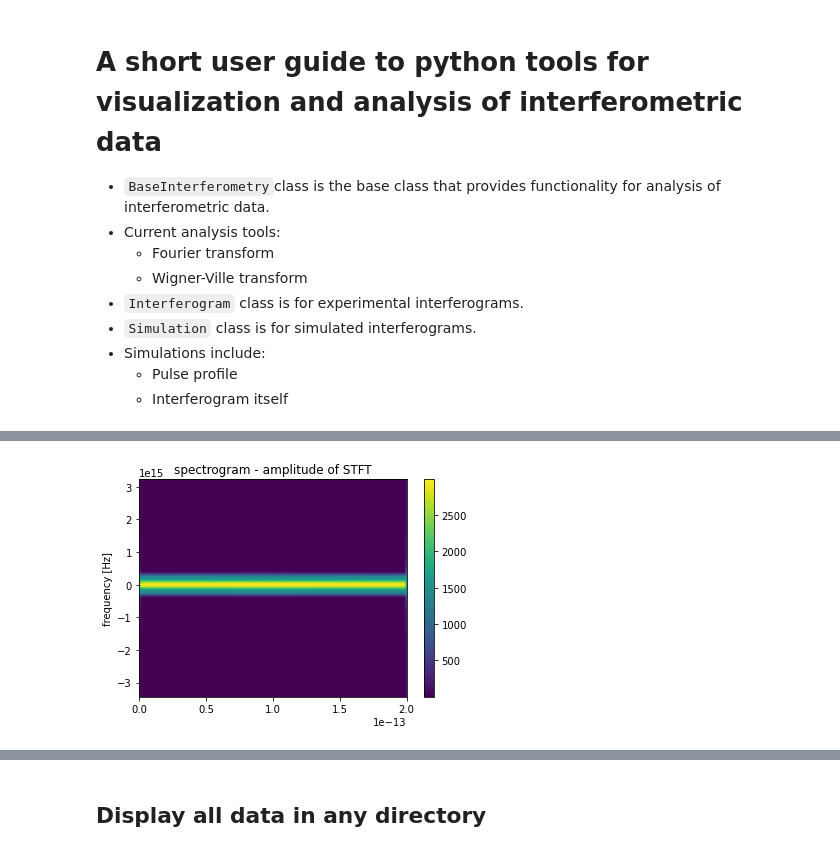
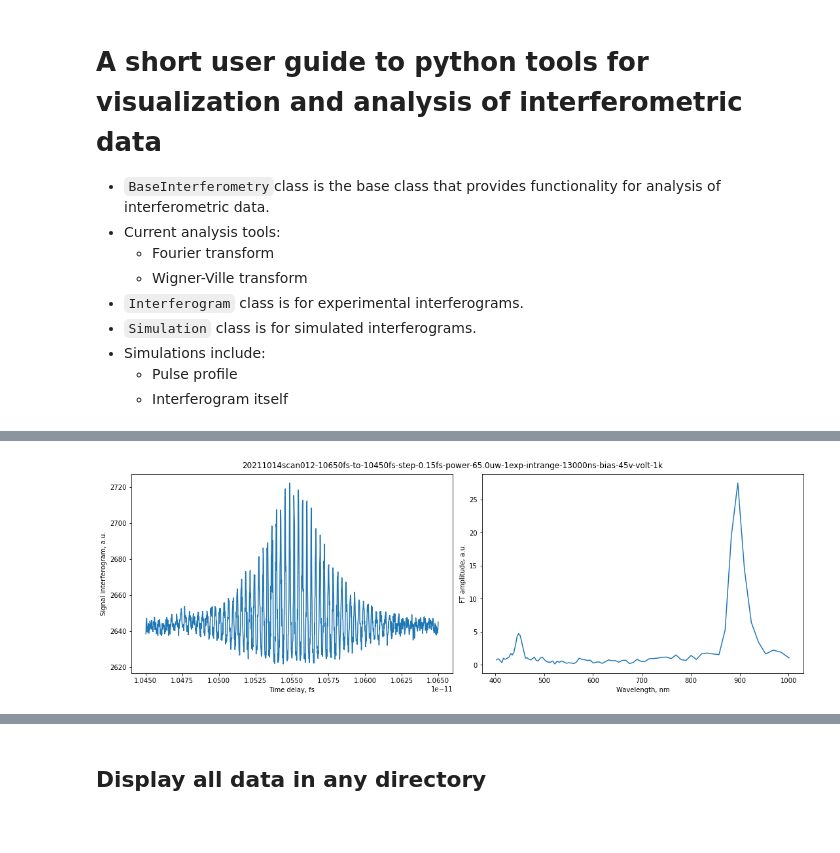
Before and after one commit to pkliui/Interferometry, a Jupyter notebook: Interferometry/docs/InterferogramAnalysis.ipynb, the cells around one changed output, grey strips where cells are left out. Drawn from its saved outputs; the diff is of its cells as text; code cells hidden in the pictures.

```diff
--- a/Interferometry/docs/InterferogramAnalysis.ipynb
+++ b/Interferometry/docs/InterferogramAnalysis.ipynb
@@ -50,13 +56,9 @@ from Interferometry.classes.interferogram import Interferogram
 # %%
 datapath = os.path.abspath("/Users/Pavel/Documents/repos/Interferometry/Interferometry/data/")
-filename = "20211014scan008-10650fs-to-10450fs-step-0.15fs-power-65.0uw-1exp-intrange-6500ns-bias-45v-volt-1k.txt"
+filename = "20211014scan012-10650fs-to-10450fs-step-0.15fs-power-65.0uw-1exp-intrange-13000ns-bias-45v-volt-1k.txt"
 
 ifgm = Interferogram(pathtodata = datapath,
                      filetoread = filename,
-                     time_units = "fs",
-                     time_step = 0.15)
+                     tau_units = "fs",
+                     tau_step = 0.15)
 ifgm.read_data()
-ifgm.display(vs_wavelength=False,
-             wav_min = 350,
-             wav_max = 1000,
-             wav_units = "nm")
@@ -65,4 +65,8 @@ ifgm.display(vs_wavelength=False,
-# %%
-ifgm.compute_spectrogram(signal=ifgm.intensity, nperseg=2**5, delta_f=1 / (ifgm.time_step * 1e-15), plotting=True);
-# %% [output]
-[figure, removed]
+# %%
+ifgm.display_temporal_and_ft(vs_wavelength=True,
+                             plot_type="both",
+                             wav_min=400,
+                             wav_max=1000,
+                             wav_units="nm")
+# %% [output]
+[figure, added]
```
Also changed, not shown: parts of 53 cells of this notebook.
